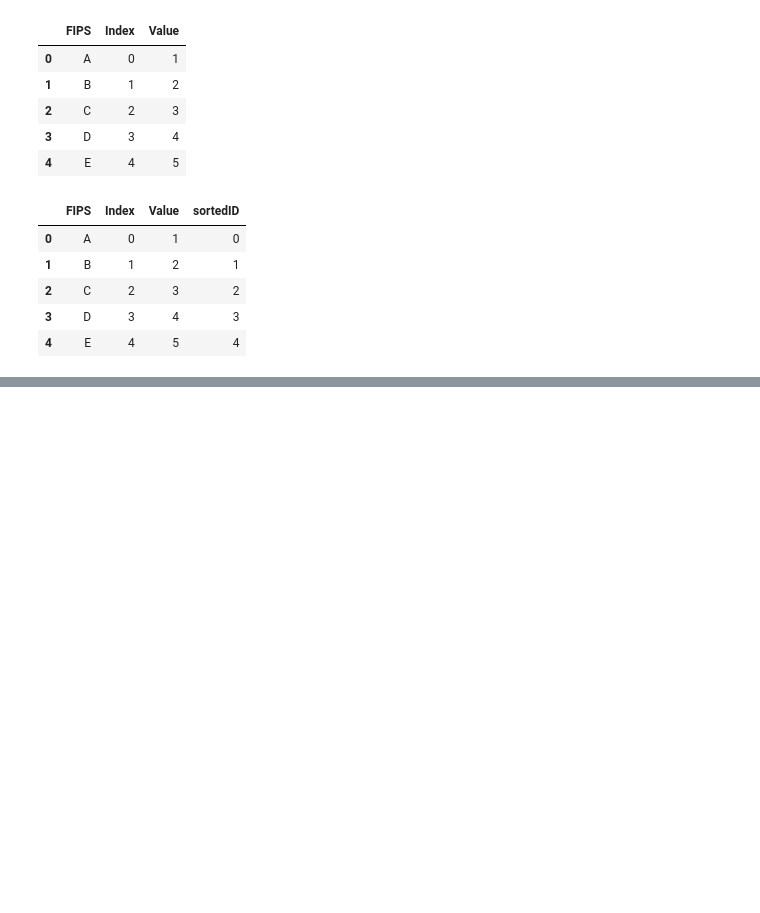
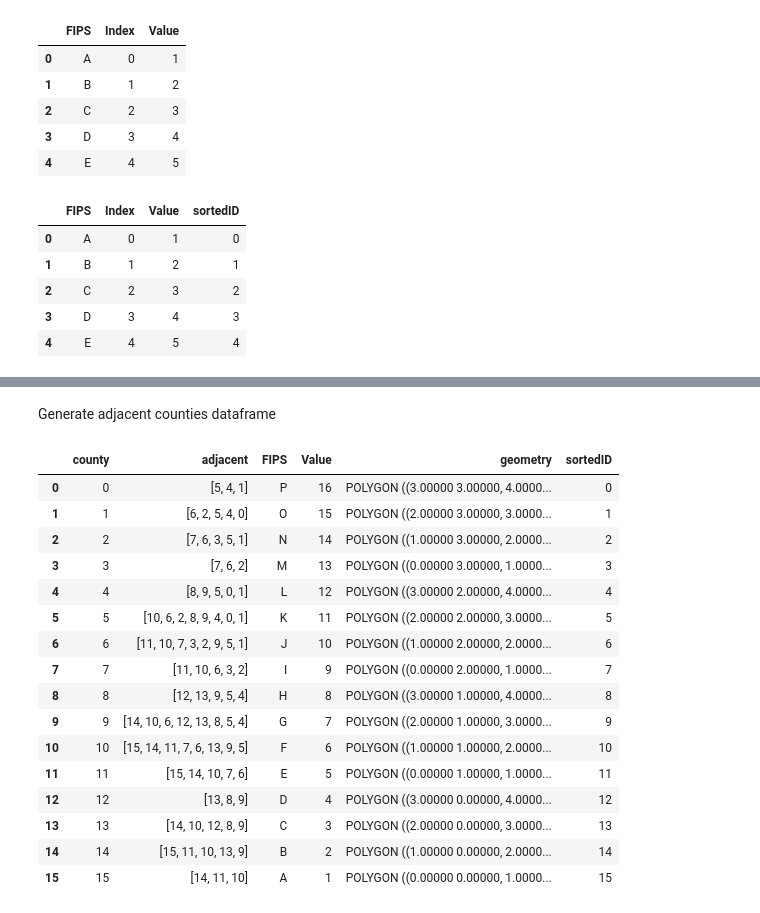
Before and after one commit to hashansl/universal-experiment-lab, a Jupyter notebook: experiment_3_adj_method_modification_Filtering_up_down/test.ipynb, the cells around one changed output, grey strips where cells are left out. Cells and saved outputs as stored; diff of their text form; code cells hidden in the pictures; blank space fills up the shorter version.

```diff
--- a/experiment_3_adj_method_modification_Filtering_up_down/test.ipynb
+++ b/experiment_3_adj_method_modification_Filtering_up_down/test.ipynb
@@ -73,0 +82,2 @@ plt.show()
+# %%
+gdf = gdf[['FIPS','Value', 'geometry']]
@@ -73,0 +97,13 @@ plt.show()
+# %%
+# sort the data based on the 'Value' column
+# gdf.sort_values(by='Value', inplace=True)
+gdf.sort_values(by='Value', ascending=False, inplace=True)
+
+# add sortedID column
+gdf['sortedID'] = range(len(gdf))
+
+# make it a geodataframe
+gdf = gpd.GeoDataFrame(gdf, geometry='geometry')
+
+# set the CRS   # This is a commonly used projected CRS # check this again
+gdf.crs = "EPSG:4326"
@@ -73,0 +129,2 @@ plt.show()
+# %% [markdown]
+Generate adjacent counties dataframe
@@ -73,0 +204,22 @@ plt.show()
+# %%
+adjacencies_list, adjacent_counties_df, county_list = generate_adjacent_counties(gdf)
+# %%
+adjacent_counties_df
+# %% [output]
+|  | county | adjacent | FIPS | Value | geometry | sortedID |
+| 0 | 0 | [5, 4, 1] | P | 16 | POLYGON ((3.00000 3.00000, 4.0000... | 0 |
+| 1 | 1 | [6, 2, 5, 4, 0] | O | 15 | POLYGON ((2.00000 3.00000, 3.0000... | 1 |
+| 2 | 2 | [7, 6, 3, 5, 1] | N | 14 | POLYGON ((1.00000 3.00000, 2.0000... | 2 |
+| 3 | 3 | [7, 6, 2] | M | 13 | POLYGON ((0.00000 3.00000, 1.0000... | 3 |
+| 4 | 4 | [8, 9, 5, 0, 1] | L | 12 | POLYGON ((3.00000 2.00000, 4.0000... | 4 |
+| 5 | 5 | [10, 6, 2, 8, 9, 4, 0, 1] | K | 11 | POLYGON ((2.00000 2.00000, 3.0000... | 5 |
+| 6 | 6 | [11, 10, 7, 3, 2, 9, 5, 1] | J | 10 | POLYGON ((1.00000 2.00000, 2.0000... | 6 |
+| 7 | 7 | [11, 10, 6, 3, 2] | I | 9 | POLYGON ((0.00000 2.00000, 1.0000... | 7 |
+| 8 | 8 | [12, 13, 9, 5, 4] | H | 8 | POLYGON ((3.00000 1.00000, 4.0000... | 8 |
+| 9 | 9 | [14, 10, 6, 12, 13, 8, 5, 4] | G | 7 | POLYGON ((2.00000 1.00000, 3.0000... | 9 |
+| 10 | 10 | [15, 14, 11, 7, 6, 13, 9, 5] | F | 6 | POLYGON ((1.00000 1.00000, 2.0000... | 10 |
+| 11 | 11 | [15, 14, 10, 7, 6] | E | 5 | POLYGON ((0.00000 1.00000, 1.0000... | 11 |
+| 12 | 12 | [13, 8, 9] | D | 4 | POLYGON ((3.00000 0.00000, 4.0000... | 12 |
+| 13 | 13 | [14, 10, 12, 8, 9] | C | 3 | POLYGON ((2.00000 0.00000, 3.0000... | 13 |
+| 14 | 14 | [15, 11, 10, 13, 9] | B | 2 | POLYGON ((1.00000 0.00000, 2.0000... | 14 |
+| 15 | 15 | [14, 11, 10] | A | 1 | POLYGON ((0.00000 0.00000, 1.0000... | 15 |
```
Also changed, not shown: parts of 24 cells of this notebook, 5 other files.
